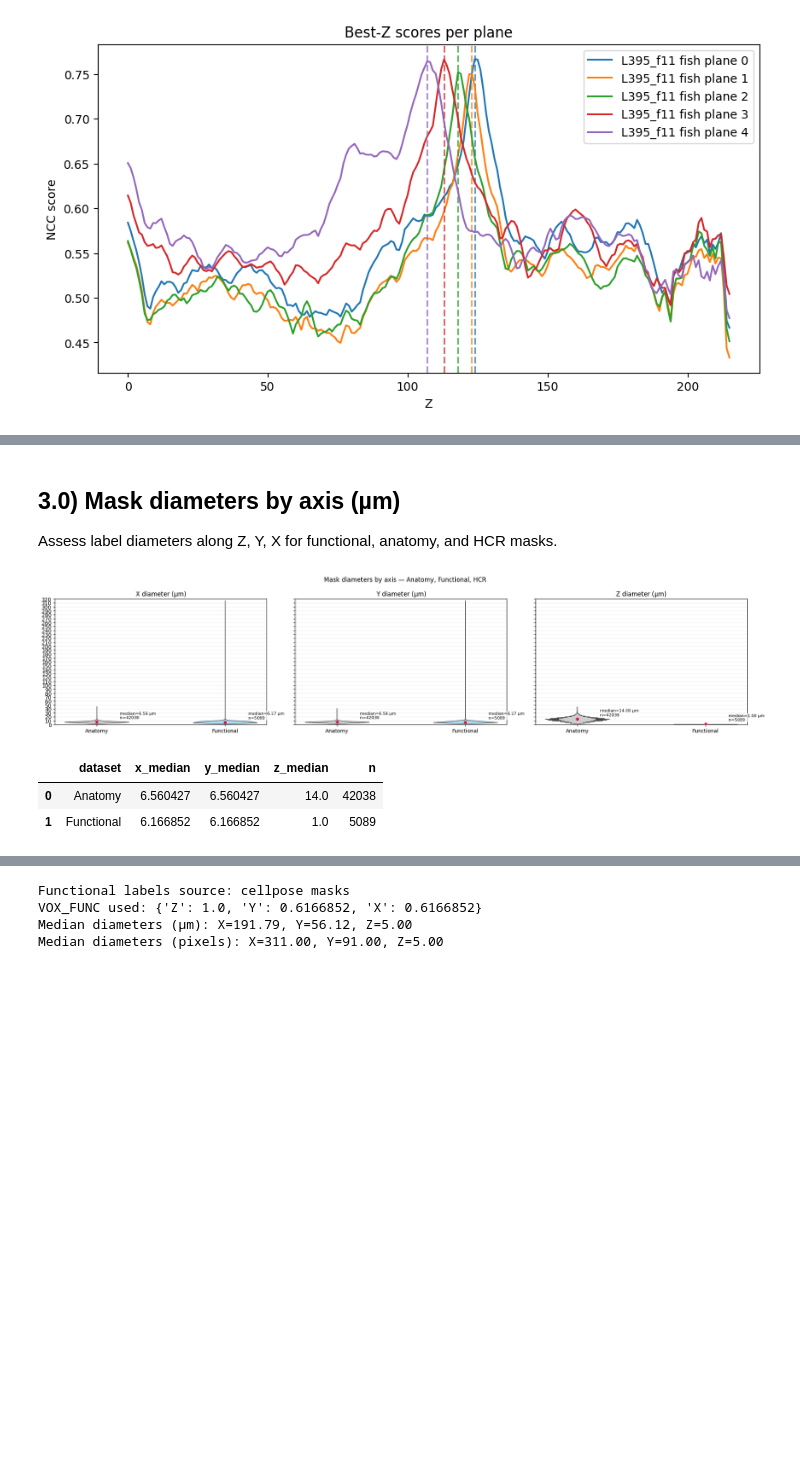
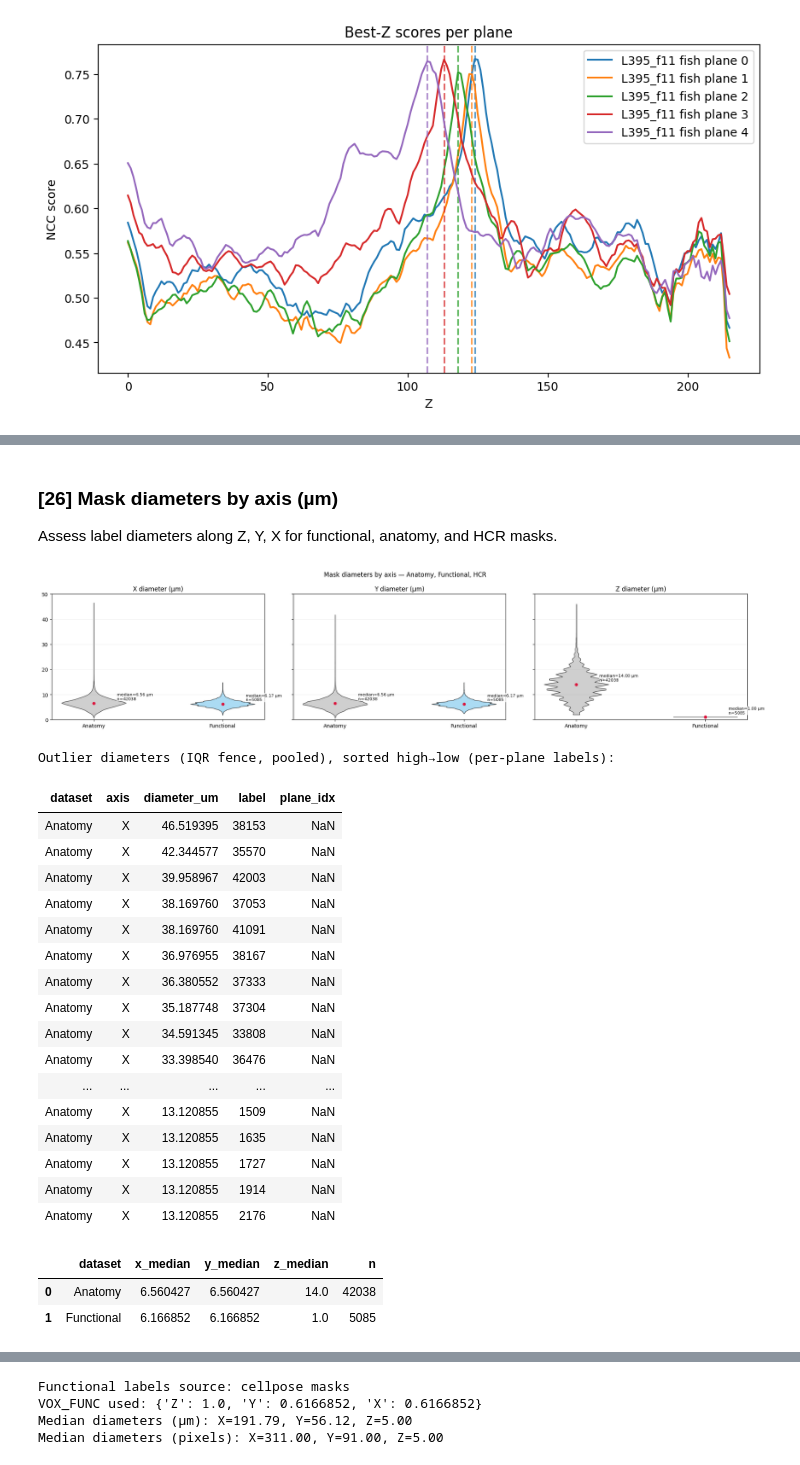
Before and after one commit to LarschLab/ddharmap-ANTs, a Jupyter notebook: 2PF_to_HCR.ipynb, the cells around one changed output, grey strips where cells are left out. Saved outputs shown, nothing was run; the diff lists cells and outputs as text; code cells hidden in the pictures; blank space fills up the shorter version.

Commit message:
We now have a table of outliers based on interquantile distance. We are not yet excluding these outlier masks.

```diff
--- a/2PF_to_HCR.ipynb
+++ b/2PF_to_HCR.ipynb
@@ -1058,10 +1080,11 @@ torch version:          2.9.0
 [SKIP] existing masks: /Volumes/jlarsch/default/D2c/07_Data/Danin/L395_f11/03_analysis/functional/L395_f11_plane3_mcorrected_flipX_cellpose_masks.tif
 [SKIP] existing masks: /Volumes/jlarsch/default/D2c/07_Data/Danin/L395_f11/03_analysis/functional/L395_f11_plane4_mcorrected_flipX_cellpose_masks.tif
 # %% [markdown]
+### [26] Mask diameters by axis (µm)
 
-## 3.0) Mask diameters by axis (µm)
 Assess label diameters along Z, Y, X for functional, anatomy, and HCR masks.
 # %%
+# [27]
 
 # Mask diameters (µm) for anatomy, functional, HCR (if available)
 import numpy as _np, matplotlib.pyplot as _plt
@@ -1112,7 +1135,6 @@ if anat_labels is None:
 func_labels = None
 _cp_masks = []
 try:
-    offset = 0
     for pr in plane_refs:
         lbl = pr.get('label', None)
         if lbl is None:
@@ -1125,9 +1147,6 @@ try:
         if m.ndim == 3 and m.shape[-1] in (3,4):
             m = m[...,0]
         m = _ensure_uint_labels(m)
-        if m.max() > 0:
-            m = m + offset
-            offset = int(m.max())
         _cp_masks.append(m)
     if _cp_masks:
         func_labels = _cp_masks  # list of per-plane masks with unique labels
@@ -1200,7 +1219,8 @@ else:
     fig, axes = _plt.subplots(1, 3, figsize=(20, 4.5), sharey=True)
     if not hasattr(axes, '__len__'):
         axes = [axes]
-    for ax, ser, title in zip(axes, [series_x, series_y, series_z], ['X diameter (µm)', 'Y diameter (µm)', 'Z diameter (µm)']):
+    axis_cols = ['x_um', 'y_um', 'z_um']
+    for ax, ser, title, axis_col in zip(axes, [series_x, series_y, series_z], ['X diameter (µm)', 'Y diameter (µm)', 'Z diameter (µm)'], axis_cols):
         if not any(a.size for a in ser):
             ax.set_visible(False)
             continue
@@ -1221,34 +1241,92 @@ else:
                         va='bottom', ha='left', fontsize=8, bbox=bbox_style, clip_on=False, zorder=4)
         ax.set_title(title)
         ax.set_xticks(range(1, len(present)+1))
         ax.set_xticklabels(present, rotation=0)
         ax.set_ylim(0, y_max)
         ax.set_yticks(yticks)
         ax.grid(axis='y', alpha=0.2)
     fig.suptitle('Mask diameters by axis — Anatomy, Functional, HCR')
     _plt.tight_layout()
     _plt.show()
 
+    axis_name_map = {'x_um':'X', 'y_um':'Y', 'z_um':'Z'}
+    outlier_rows = []
+    for ds in present:
+        sub = df_all[df_all['dataset']==ds]
+        if sub.empty:
+            continue
+        for axis_col in axis_cols:
+            vals = sub[axis_col].to_numpy(dtype=float)
+            if not len(vals):
+                continue
+            try:
+                q1, q3 = _np.percentile(vals, [25, 75])
+                iqr = q3 - q1
+                lo = q1 - 1.5 * iqr
+                hi = q3 + 1.5 * iqr
+            except Exception:
+                lo, hi = -_np.inf, _np.inf
+            outs = sub[(sub[axis_col] < lo) | (sub[axis_col] > hi)]
+            if outs.empty:
+                continue
+            for _, row in outs.iterrows():
+                entry = {'dataset': ds, 'axis': axis_name_map.get(axis_col, axis_col), 'diameter_um': float(row[axis_col])}
+                if 'label' in row and not pd.isna(row['label']):
+                    entry['label'] = int(row['label'])
+                if ds == 'Functional' and 'plane_idx' in row and not pd.isna(row['plane_idx']):
+                    entry['plane_idx'] = int(row['plane_idx'])
+                outlier_rows.append(entry)
+    if outlier_rows:
+        out_df = pd.DataFrame(outlier_rows).sort_values(['dataset','axis','diameter_um'], ascending=[True, True, False]).reset_index(drop=True)
+        print('Outlier diameters (IQR fence, pooled), sorted high→low (per-plane labels):')
+        try:
+            from IPython.display import HTML, display  # type: ignore
+            html = out_df.to_html(index=False)
+            display(HTML(f"<div style='max-height:320px; overflow-y:auto'>{html}</div>"))
+        except Exception:
+            print(out_df.to_string(index=False))
+    else:
+        print('No diameter outliers found.')
+
+
     rows = []
     for ds in present:
         sub = df_all[df_all['dataset']==ds]
         if sub.empty:
             rows.append({'dataset': ds, 'x_median': _np.nan, 'y_median': _np.nan, 'z_median': _np.nan, 'n': 0})
         else:
             rows.append({
                 'dataset': ds,
                 'x_median': float(_np.median(sub['x_um'])) if len(sub['x_um']) else _np.nan,
                 'y_median': float(_np.median(sub['y_um'])) if len(sub['y_um']) else _np.nan,
                 'z_median': float(_np.median(sub['z_um'])) if len(sub['z_um']) else _np.nan,
                 'n': int(len(sub)),
             })
     med_table = pd.DataFrame(rows)
     try:
         display(med_table)
     except Exception:
         print(med_table.to_string(index=False))
 # %% [output]
-[figure, old version]
+[figure, new version]
+Outlier diameters (IQR fence, pooled), sorted high→low (per-plane labels):
-|  | dataset | x_median | y_median | z_median | n |
-| 0 | Anatomy | 6.560427 | 6.560427 | 14.0 | 42038 |
-| 1 | Functional | 6.166852 | 6.166852 | 1.0 | 5089 |
+| dataset | axis | diameter_um | label | plane_idx |
+| Anatomy | X | 46.519395 | 38153 | NaN |
+| Anatomy | X | 42.344577 | 35570 | NaN |
+| Anatomy | X | 39.958967 | 42003 | NaN |
+| Anatomy | X | 38.169760 | 37053 | NaN |
+| Anatomy | X | 38.169760 | 41091 | NaN |
+| Anatomy | X | 36.976955 | 38167 | NaN |
+| Anatomy | X | 36.380552 | 37333 | NaN |
+| Anatomy | X | 35.187748 | 37304 | NaN |
+| Anatomy | X | 34.591345 | 33808 | NaN |
+| Anatomy | X | 33.398540 | 36476 | NaN |
+| ... | ... | ... | ... | ... |
+| Anatomy | X | 13.120855 | 1509 | NaN |
+| Anatomy | X | 13.120855 | 1635 | NaN |
+| Anatomy | X | 13.120855 | 1727 | NaN |
+| Anatomy | X | 13.120855 | 1914 | NaN |
+| Anatomy | X | 13.120855 | 2176 | NaN |
+|  | dataset | x_median | y_median | z_median | n |
+| 0 | Anatomy | 6.560427 | 6.560427 | 14.0 | 42038 |
+| 1 | Functional | 6.166852 | 6.166852 | 1.0 | 5085 |
```
Also changed, not shown: parts of 40 cells of this notebook.
